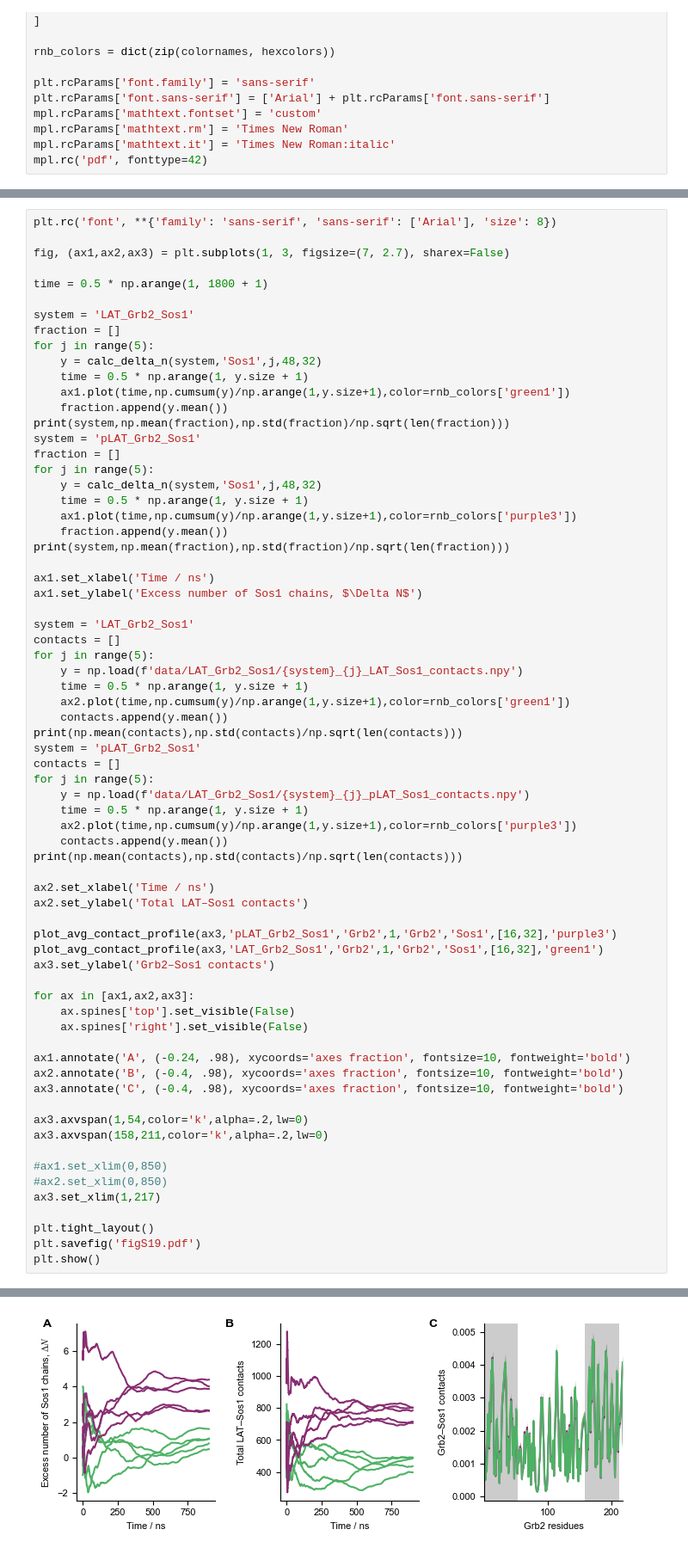
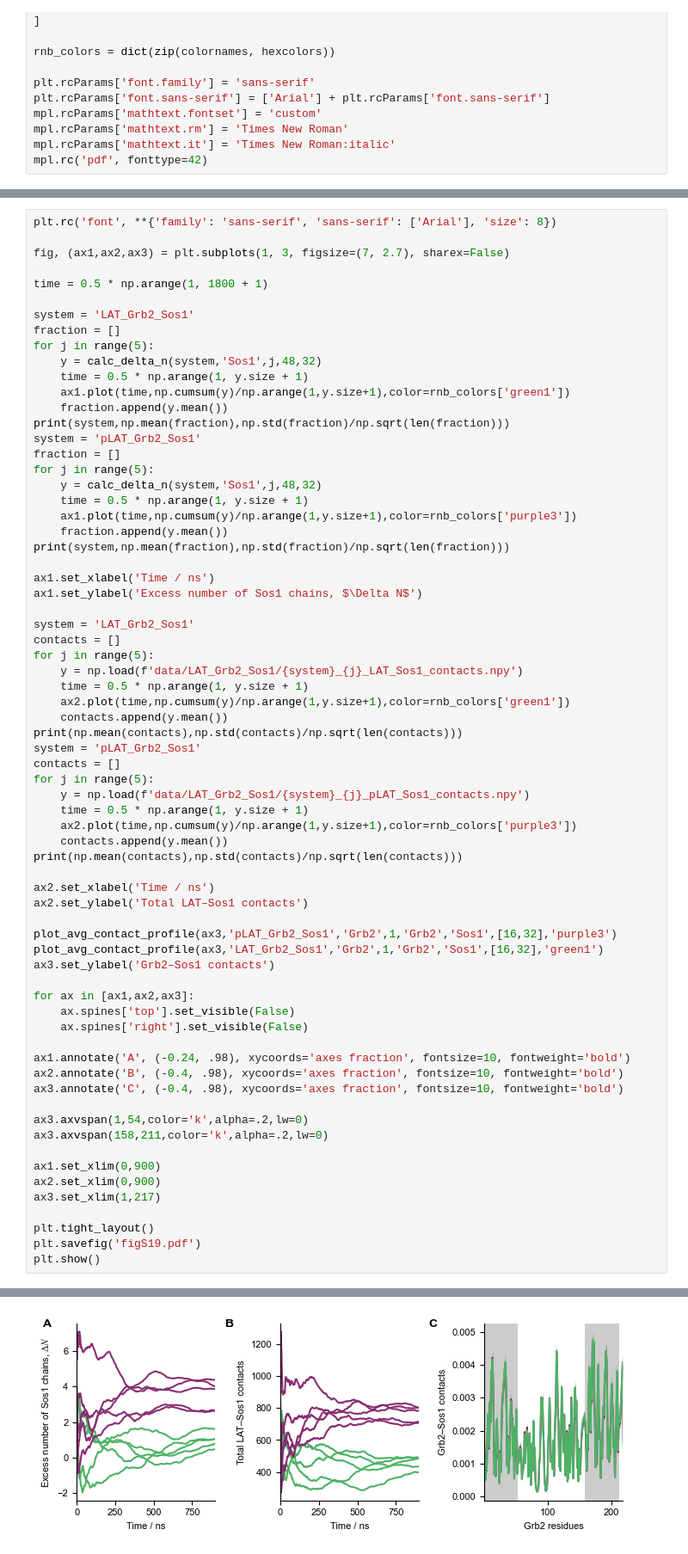
Before and after one commit to gitesei/_2026_MEM-CALVADOS, a Jupyter notebook: LAT_Grb2_Sos1.ipynb, the cells around one changed output, grey strips where cells are left out. Shown at 86% size. Drawn from its saved outputs; the diff is of its cells as text.

```diff
--- a/LAT_Grb2_Sos1.ipynb
+++ b/LAT_Grb2_Sos1.ipynb
@@ -144,36 +142,36 @@ for j in range(5):
 print(np.mean(contacts),np.std(contacts)/np.sqrt(len(contacts)))
 
 ax2.set_xlabel('Time / ns')
 ax2.set_ylabel('Total LAT–Sos1 contacts')
 
 plot_avg_contact_profile(ax3,'pLAT_Grb2_Sos1','Grb2',1,'Grb2','Sos1',[16,32],'purple3')
 plot_avg_contact_profile(ax3,'LAT_Grb2_Sos1','Grb2',1,'Grb2','Sos1',[16,32],'green1')
 ax3.set_ylabel('Grb2–Sos1 contacts')
 
 for ax in [ax1,ax2,ax3]:
     ax.spines['top'].set_visible(False)
     ax.spines['right'].set_visible(False)
 
 ax1.annotate('A', (-0.24, .98), xycoords='axes fraction', fontsize=10, fontweight='bold')
 ax2.annotate('B', (-0.4, .98), xycoords='axes fraction', fontsize=10, fontweight='bold')
 ax3.annotate('C', (-0.4, .98), xycoords='axes fraction', fontsize=10, fontweight='bold')
 
 ax3.axvspan(1,54,color='k',alpha=.2,lw=0)
 ax3.axvspan(158,211,color='k',alpha=.2,lw=0)
 
-#ax1.set_xlim(0,850)
-#ax2.set_xlim(0,850)
+ax1.set_xlim(0,900)
+ax2.set_xlim(0,900)
 ax3.set_xlim(1,217)
 
 plt.tight_layout()
 plt.savefig('figS19.pdf')
 plt.show()
 # %% [output]
 LAT_Grb2_Sos1 0.9943333333333333 0.16754003759558747
 pLAT_Grb2_Sos1 3.510666666666667 0.3279292832529826
 460.0243684169277 16.64128187083164
 762.6025097284862 19.161738085616584
-[figure, old version]
+[figure, new version]
 # %%
 fig, axes = plt.subplots(3, 2, figsize=(5.3, 4.5), sharex=False, sharey=False)
 plt.rc('font', **{'family':'sans-serif','sans-serif':['Arial'], 'size': 8})
```
Also changed, not shown: parts of 2 cells of this notebook, 2 other files.
